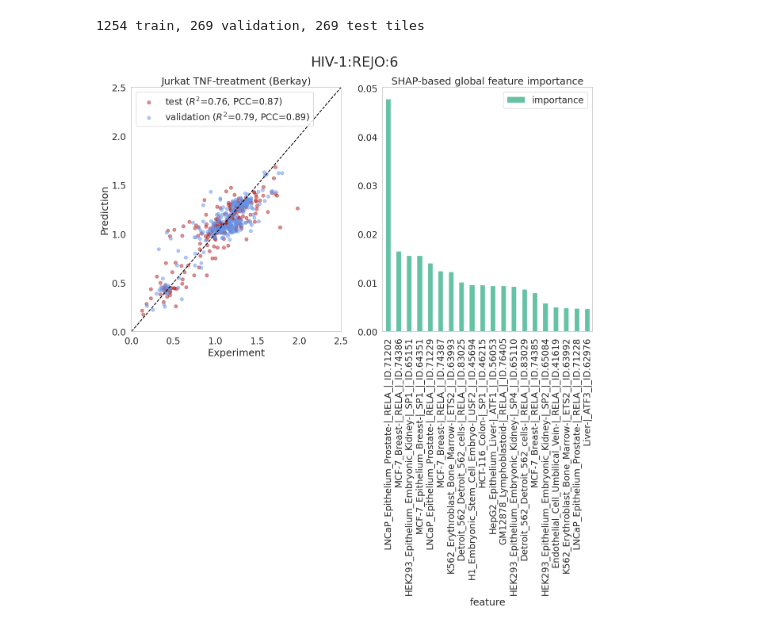
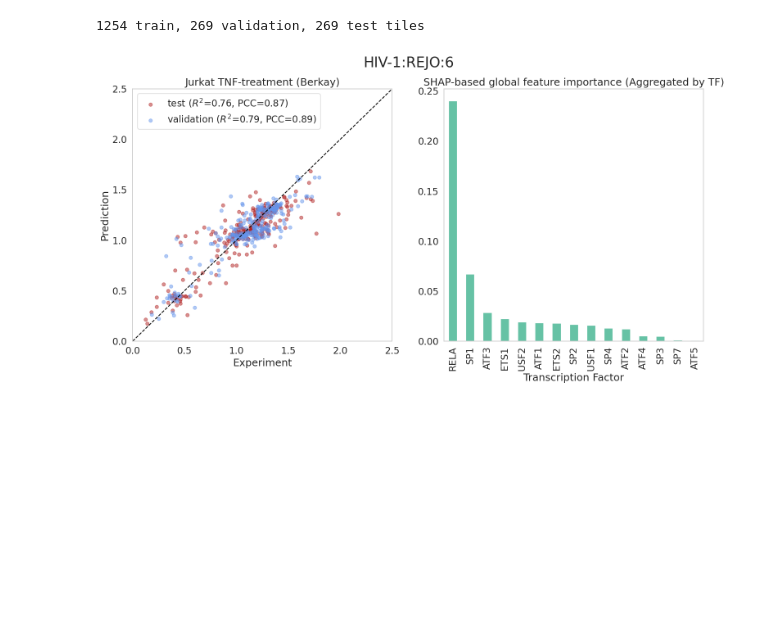
Before and after one commit to osyafinkelberg/mpra-predictor, a Jupyter notebook: notebooks/02-predict_stimulation_effect.ipynb, the cells around one changed output. Drawn from its saved outputs; the diff is of its cells as text; code cells hidden in the pictures; blank space fills up the shorter version.

Commit message:
grouped SHAP values by TF

```diff
--- a/notebooks/02-predict_stimulation_effect.ipynb
+++ b/notebooks/02-predict_stimulation_effect.ipynb
@@ -192,39 +192,50 @@ test_pcc = pearsonr(test_pred, y_test).statistic
 val_r2 = r2_score(y_val, val_pred)
 val_pcc = pearsonr(val_pred, y_val).statistic
 
-fig, (ax_pred, ax_feature) = plt.subplots(figsize=(15, 8), ncols=2)
+fig, (ax_pred, ax_feature) = plt.subplots(figsize=(18, 8), ncols=2)
 fig.suptitle(tile, fontsize=25)
 ax_pred.scatter(y_test, test_pred, alpha=.5, color='firebrick', label=f'test ($R^2$={test_r2:.2}, PCC={test_pcc:.2})')
 ax_pred.scatter(y_val, val_pred, alpha=.5, color='cornflowerblue', label=f'validation ($R^2$={val_r2:.2}, PCC={val_pcc:.2})')
 ax_pred.plot([0, 5], [0, 5], ls='--', color='black')
 ax_pred.set_xlabel('Experiment')
 ax_pred.set_ylabel('Prediction')
 
-ax_pred.set_title(f'Jurkat TNF-treatment (Berkay)')
+ax_pred.set_title('Jurkat TNF-treatment (Berkay)')
 ax_pred.set_xlim([0, 2.5])
 ax_pred.set_ylim([0, 2.5])
 
 # ax_pred.set_title(f'Jurkat Stimulation (CD3+PMA)')
 # ax_pred.set_xlim([0, 4])
 # ax_pred.set_ylim([0, 4])
 
 ax_pred.legend(loc='upper left')
 ax_pred.grid(False)
 
+
 contribs = bst_trained.predict(X_val, pred_contrib=True)  # contribs_df = pd.DataFrame(contribs, columns=bst.feature_name() + ['bias'])
 shap_values = contribs[:, :-1]
 mean_abs_shap = np.abs(shap_values).mean(axis=0)
 (
     pl.DataFrame({"feature": bst_trained.feature_name(), "importance": mean_abs_shap})
+    .with_columns(
+        pl.col("feature")
+        .str.split("|")
+        .list.get(1)
+        .str.strip_chars("_")
+        .alias("tf")
+    )
+    .group_by("tf")
+    .agg(pl.col("importance").sum())
     .sort("importance", descending=True)
     .head(20)
     .to_pandas()
-    .set_index("feature")
-    .plot(ax=ax_feature, kind='bar')
+    .set_index("tf")
+    .plot(ax=ax_feature, kind='bar', color='#66c2a5', legend=False)
 )
-ax_feature.set_title('SHAP-based global feature importance')
+ax_feature.set_title('SHAP-based global feature importance (Aggregated by TF)')
+ax_feature.set_xlabel('Transcription Factor')
 ax_feature.grid(False)
-
+plt.savefig(DATA_DIR / "figures/larm_evaluation.pdf", format="pdf", bbox_inches="tight")
 # plt.close()
 # %% [output]
-[figure, old version]
+[figure, new version]
```
Also changed, not shown: parts of 1 cell of this notebook.
